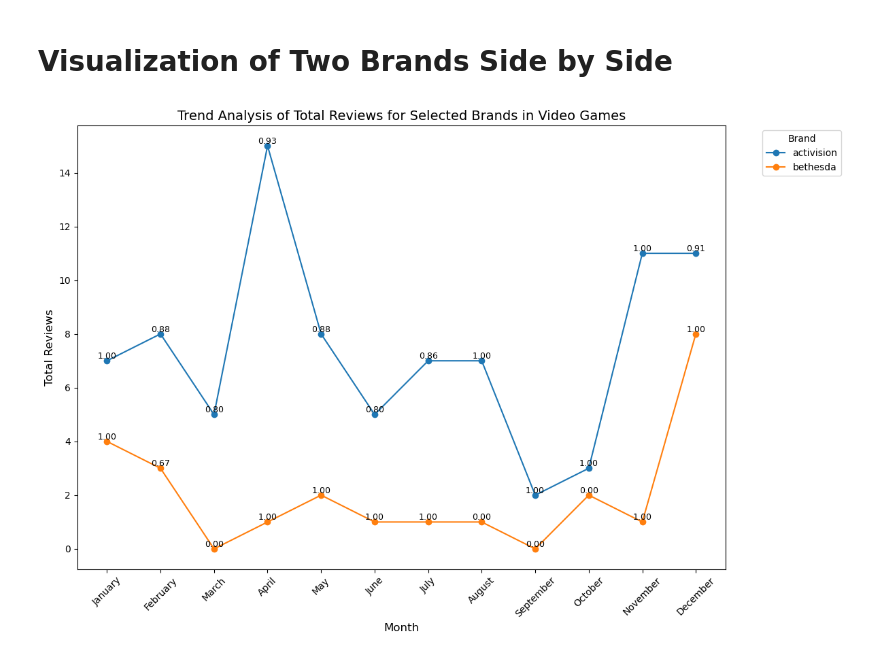
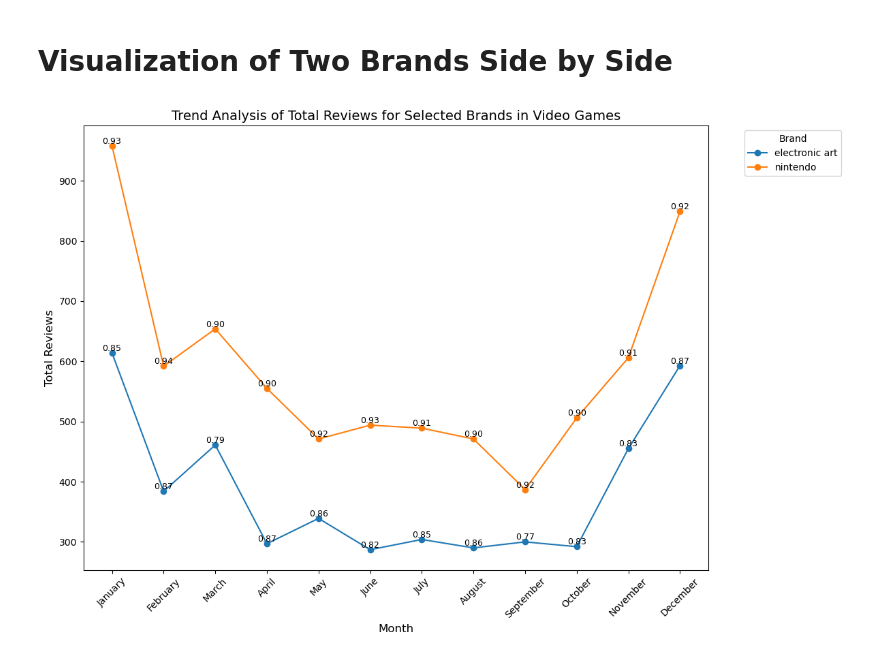
Before and after one commit to JosephKai1/COMP3610PROJECT, a Jupyter notebook: notebooks/ProductAnalysis.ipynb, the cells around one changed output. Saved outputs shown, nothing was run; the diff lists cells and outputs as text; code cells hidden in the pictures.

```diff
--- a/notebooks/ProductAnalysis.ipynb
+++ b/notebooks/ProductAnalysis.ipynb
@@ -450,33 +450,33 @@ plt.show()
 # Visualization of Two Brands Side by Side
 # %%
 selected_category = "Video Games"  # Replace with the actual category name
-selected_brands = ["bethesda", "activision"]  # Replace with the actual brand names
+selected_brands = ["nintendo", "electronic art"]  # Replace with the actual brand names
 
 # Filter the DataFrame for the selected category and brands
 category_brands = brandTotal[(brandTotal['category'] == selected_category) &
                              (brandTotal['brand'].isin(selected_brands))]
 
 # Pivot the data to have months as columns for totalReviews
 brand_monthly_reviews = category_brands.pivot(index='brand', columns='month', values='totalReviews').fillna(0)
 brand_monthly_ratios = category_brands.pivot(index='brand', columns='month', values='ratio').fillna(0)
 
 # Plot the trend for the selected brands
 plt.figure(figsize=(12, 8))
 for brand in brand_monthly_reviews.index:
     plt.plot(brand_monthly_reviews.columns, brand_monthly_reviews.loc[brand], marker='o', label=brand)
 
     for month in brand_monthly_reviews.columns:
         total_reviews = brand_monthly_reviews.loc[brand, month]
         ratio = brand_monthly_ratios.loc[brand, month]
         plt.text(month, total_reviews, f"{ratio:.2f}", fontsize=9, ha='center', va='bottom')
 
 # Add labels and title
 plt.title(f'Trend Analysis of Total Reviews for Selected Brands in {selected_category}', fontsize=14)
 plt.xlabel('Month', fontsize=12)
 plt.ylabel('Total Reviews', fontsize=12)
 plt.xticks(ticks=range(1, 13), labels=month_names, rotation=45)
 plt.legend(title='Brand', bbox_to_anchor=(1.05, 1), loc='upper left')
 plt.tight_layout()
 plt.show()
 # %% [output]
-[figure, old version]
+[figure, new version]
```
Also changed, not shown: parts of 10 cells of this notebook.
